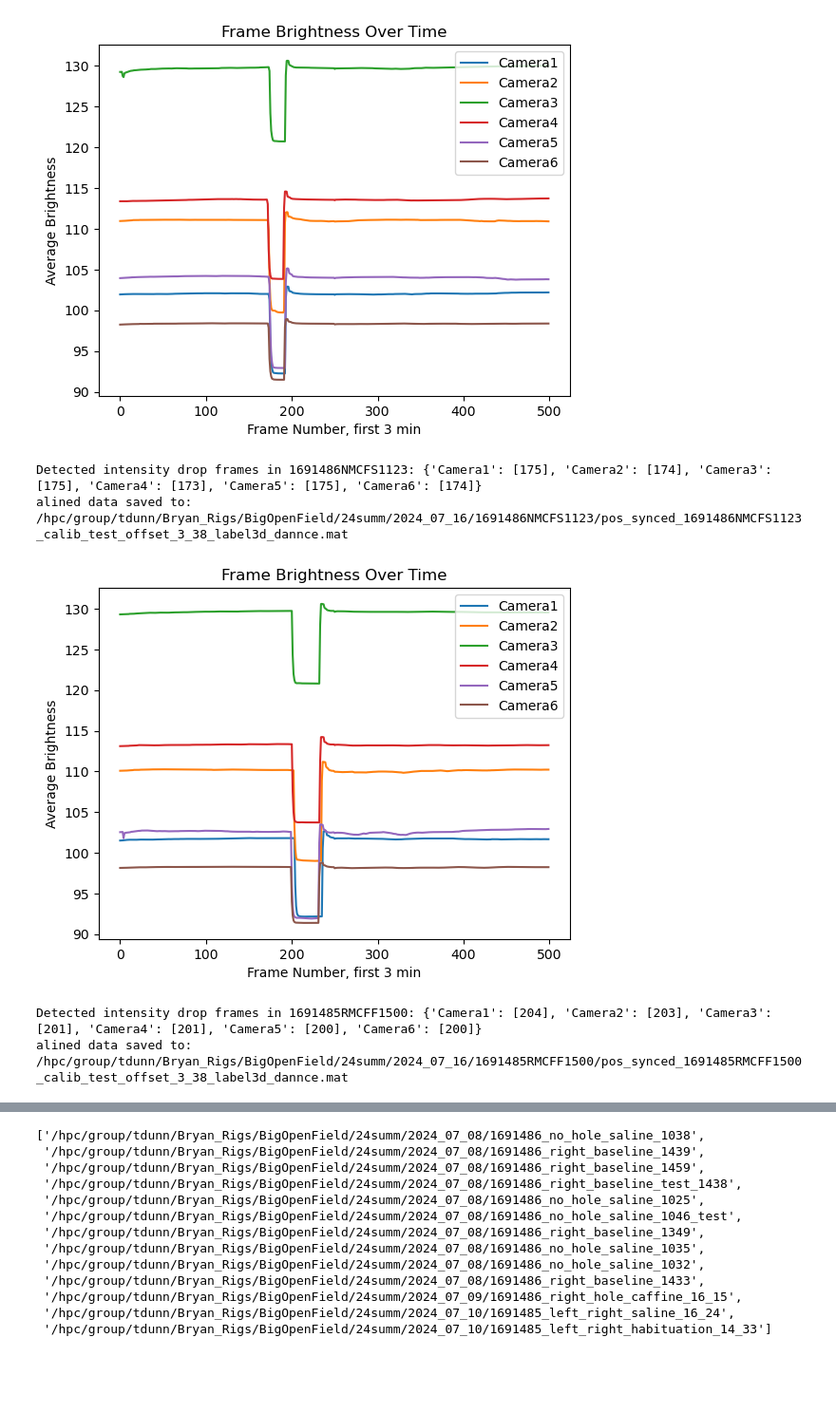
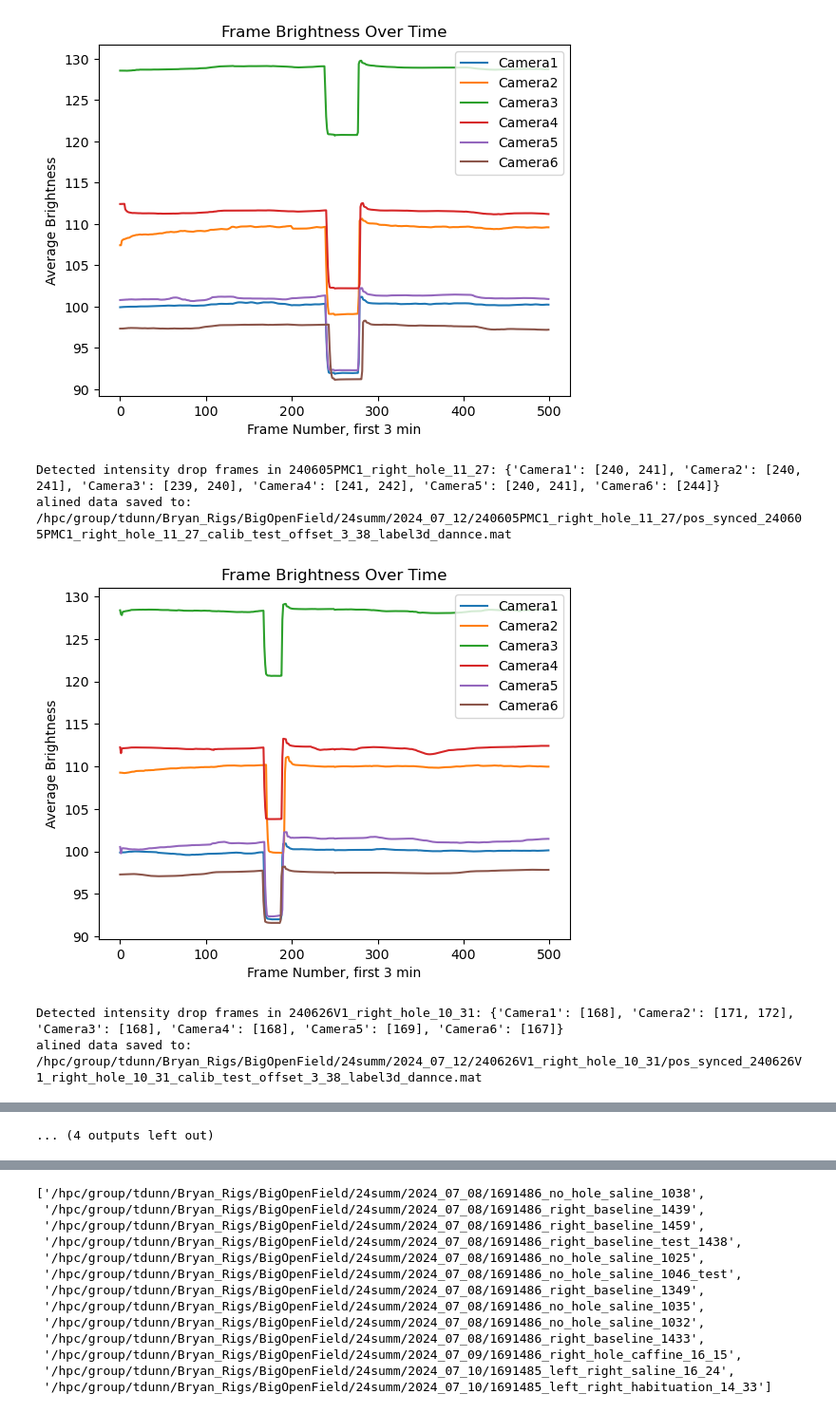
Before and after one commit to gadsfly/BBOP, a Jupyter notebook: useful_files/pos_sync_sync_light_mir_bundle_easy.ipynb, the cells around one changed output, grey strips where cells are left out. Shown at 95% size. Cells and saved outputs as stored; diff of their text form; code cells hidden in the pictures; blank space fills up the shorter version.

Commit message:
get the second frame when 2 frames detected

```diff
--- a/useful_files/pos_sync_sync_light_mir_bundle_easy.ipynb
+++ b/useful_files/pos_sync_sync_light_mir_bundle_easy.ipynb
@@ -88,7 +88,14 @@ def update_calib(calib_file, drop_frames, save_path):
 
     for cam_idx in range(6):
         camera_key = f'Camera{cam_idx+1}'  # 2, 7 if camera 1 is dead
-        drop_frame = drop_frames[camera_key][0]
+        if len(drop_frames[camera_key])>1:
+            dif = abs(drop_frames[camera_key][1]-drop_frames[camera_key][0])
+            if dif <2:
+                drop_frame = drop_frames[camera_key][1]
+            else:
+                print("warning, lighting is detected for more than 2 frames, need specific attention.")
+        else:
+            drop_frame = drop_frames[camera_key][0]
 
         # Access the data_sampleID for the current camera
         data_sampleID = sync[cam_idx][0]['data_sampleID'][0][0][0] #data_sampleID
@@ -184,23 +191,23 @@ def process_folders(base_path, dates, threshold=3, max_frames=500, stepmax_frame
 # %%
 from datetime import datetime
 # Define the dates you want to process
-dates = ['2024_07_16'] # '2024_07_01', '2024_07_02', '2024_06_25' '2024_07_03' '2024_07_08', '2024_07_09', '2024_07_10', '2024_07_12', '2024_07_15', '2024_07_16'
+dates = ['2024_07_12', '2024_07_16'] # '2024_07_01', '2024_07_02', '2024_06_25' '2024_07_03' '2024_07_08', '2024_07_09', '2024_07_10', '2024_07_12', '2024_07_15', '2024_07_16'
 
 # Define the base path
 base_path = '/hpc/group/tdunn/Bryan_Rigs/BigOpenField/24summ'
 synced_name_path = '/hpc/group/tdunn/Bryan_Rigs/BigOpenField/24summ/mir_bundle_run/synced_folders'
 
 # Call the function to process folderss
-missing_folders, successful_folders = process_folders(base_path, dates, threshold=3) #threshold=3, max_frames=500, (stepmax_frame=1000 function under development, idealy we don't need it if swiched early, but should be flexiable...
+missing_folders, successful_folders = process_folders(base_path, dates, threshold=2.5) #threshold=3, max_frames=500, (stepmax_frame=1000 function under development, idealy we don't need it if swiched early, but should be flexiable...
 # process_folders(base_path, dates)
-now = datetime.now()
-date_time_str = now.strftime("%Y%m%d_%H%M%S")
-np.save(os.path.join(synced_name_path,f'{date_time_str}_successful_folders.npy'), successful_folders)
-np.save(os.path.join(synced_name_path,f'{date_time_str}_missing_folders.npy'), missing_folders)
+# now = datetime.now()
+# date_time_str = now.strftime("%Y%m%d_%H%M%S")
+# np.save(os.path.join(synced_name_path,f'{date_time_str}_successful_folders.npy'), successful_folders)
+# np.save(os.path.join(synced_name_path,f'{date_time_str}_missing_folders.npy'), missing_folders)
 # %% [output]
-[figure, old version]
+[figure, new version]
-Detected intensity drop frames in 1691486NMCFS1123: {'Camera1': [175], 'Camera2': [174], 'Camera3': [175], 'Camera4': [173], 'Camera5': [175], 'Camera6': [174]}
-alined data saved to: /hpc/group/tdunn/Bryan_Rigs/BigOpenField/24summ/2024_07_16/1691486NMCFS1123/pos_synced_1691486NMCFS1123_calib_test_offset_3_38_label3d_dannce.mat
+Detected intensity drop frames in 240605PMC1_right_hole_11_27: {'Camera1': [240, 241], 'Camera2': [240, 241], 'Camera3': [239, 240], 'Camera4': [241, 242], 'Camera5': [240, 241], 'Camera6': [244]}
+alined data saved to: /hpc/group/tdunn/Bryan_Rigs/BigOpenField/24summ/2024_07_12/240605PMC1_right_hole_11_27/pos_synced_240605PMC1_right_hole_11_27_calib_test_offset_3_38_label3d_dannce.mat
-[figure, old version]
+[figure, new version]
-Detected intensity drop frames in 1691485RMCFF1500: {'Camera1': [204], 'Camera2': [203], 'Camera3': [201], 'Camera4': [201], 'Camera5': [200], 'Camera6': [200]}
-alined data saved to: /hpc/group/tdunn/Bryan_Rigs/BigOpenField/24summ/2024_07_16/1691485RMCFF1500/pos_synced_1691485RMCFF1500_calib_test_offset_3_38_label3d_dannce.mat
+Detected intensity drop frames in 240626V1_right_hole_10_31: {'Camera1': [168], 'Camera2': [171, 172], 'Camera3': [168], 'Camera4': [168], 'Camera5': [169], 'Camera6': [167]}
+alined data saved to: /hpc/group/tdunn/Bryan_Rigs/BigOpenField/24summ/2024_07_12/240626V1_right_hole_10_31/pos_synced_240626V1_right_hole_10_31_calib_test_offset_3_38_label3d_dannce.mat
@@ -220,3 +226,4 @@ Missing folders: ['/hpc/group/tdunn/Bryan_Rigs/BigOpenField/24summ/2024_07_16/16
+... (4 outputs left out)
 # %%
 from datetime import datetime
 # Define the dates you want to process
```
Also changed, not shown: parts of 2 cells of this notebook.
